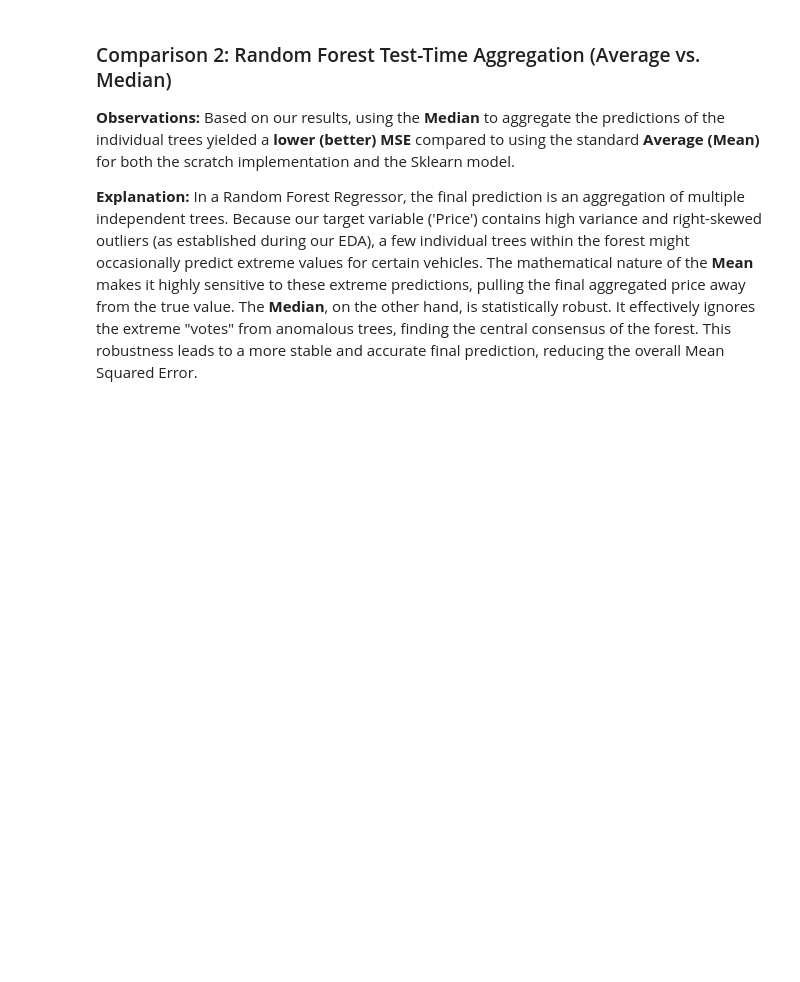
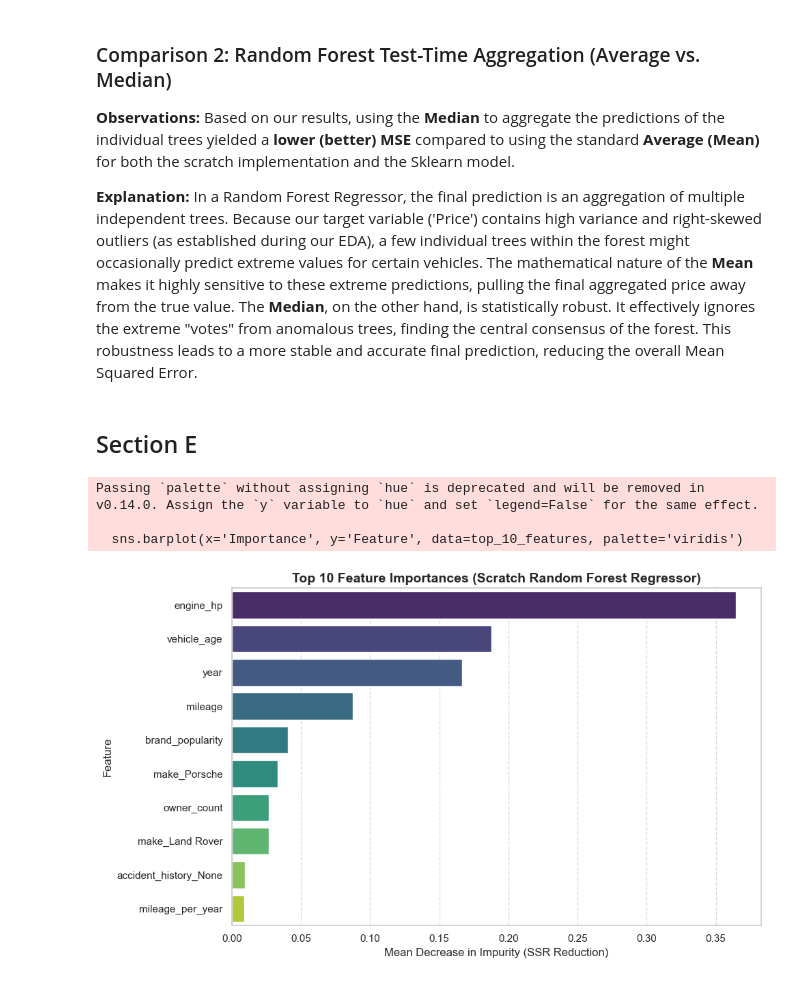
Before and after one commit to Hila-Dolev/ML_RandomForest_HW1, a Jupyter notebook: ML_HW1_325156651.ipynb, the cells around one changed output. Drawn from its saved outputs; the diff is of its cells as text; code cells hidden in the pictures; blank space fills up the shorter version.

Commit message:
Section D + E

```diff
--- a/ML_HW1_325156651.ipynb
+++ b/ML_HW1_325156651.ipynb
@@ -905,3 +1009,39 @@ print(f"Sklearn RF - Mean MSE: {sklearn_results['RF_Reg']['score']:.0f} | Median
 **Explanation:**
 In a Random Forest Regressor, the final prediction is an aggregation of multiple independent trees. Because our target variable ('Price') contains high variance and right-skewed outliers (as established during our EDA), a few individual trees within the forest might occasionally predict extreme values for certain vehicles.
 The mathematical nature of the **Mean** makes it highly sensitive to these extreme predictions, pulling the final aggregated price away from the true value. The **Median**, on the other hand, is statistically robust. It effectively ignores the extreme "votes" from anomalous trees, finding the central consensus of the forest. This robustness leads to a more stable and accurate final prediction, reducing the overall Mean Squared Error.
+# %% [markdown]
+<h2> Section E </h2>
+# %%
+### Feature Importance Extraction (Random Forest Regressor)
+# Predicting 'Price' using SSR
+
+# Get feature names from the training data
+features = X_train.columns
+
+# Get importances from the Scratch Random Forest Regressor
+# (We use the one stored in our scratch_results dictionary from Section D)
+rf_importances = scratch_results['RF_Reg']['model'].feature_importances_
+
+# Create a DataFrame for easier sorting and plotting
+importance_df = pd.DataFrame({
+    'Feature': features,
+    'Importance': rf_importances
+}).sort_values(by='Importance', ascending=False)
+
+# Take the top 10 most important features
+top_10_features = importance_df.head(10)
+
+# Plot the results
+plt.figure(figsize=(10, 6))
+sns.barplot(x='Importance', y='Feature', data=top_10_features, palette='viridis')
+plt.title('Top 10 Feature Importances (Scratch Random Forest Regressor)', fontsize=14, fontweight='bold')
+plt.xlabel('Mean Decrease in Impurity (SSR Reduction)', fontsize=12)
+plt.ylabel('Feature', fontsize=12)
+plt.grid(axis='x', linestyle='--', alpha=0.7)
+plt.tight_layout()
+plt.show()
+# %% [output]
+Passing `palette` without assigning `hue` is deprecated and will be removed in v0.14.0. Assign the `y` variable to `hue` and set `legend=False` for the same effect.
+
+  sns.barplot(x='Importance', y='Feature', data=top_10_features, palette='viridis')
+[figure, added]
```
Also changed, not shown: parts of 20 cells of this notebook.
